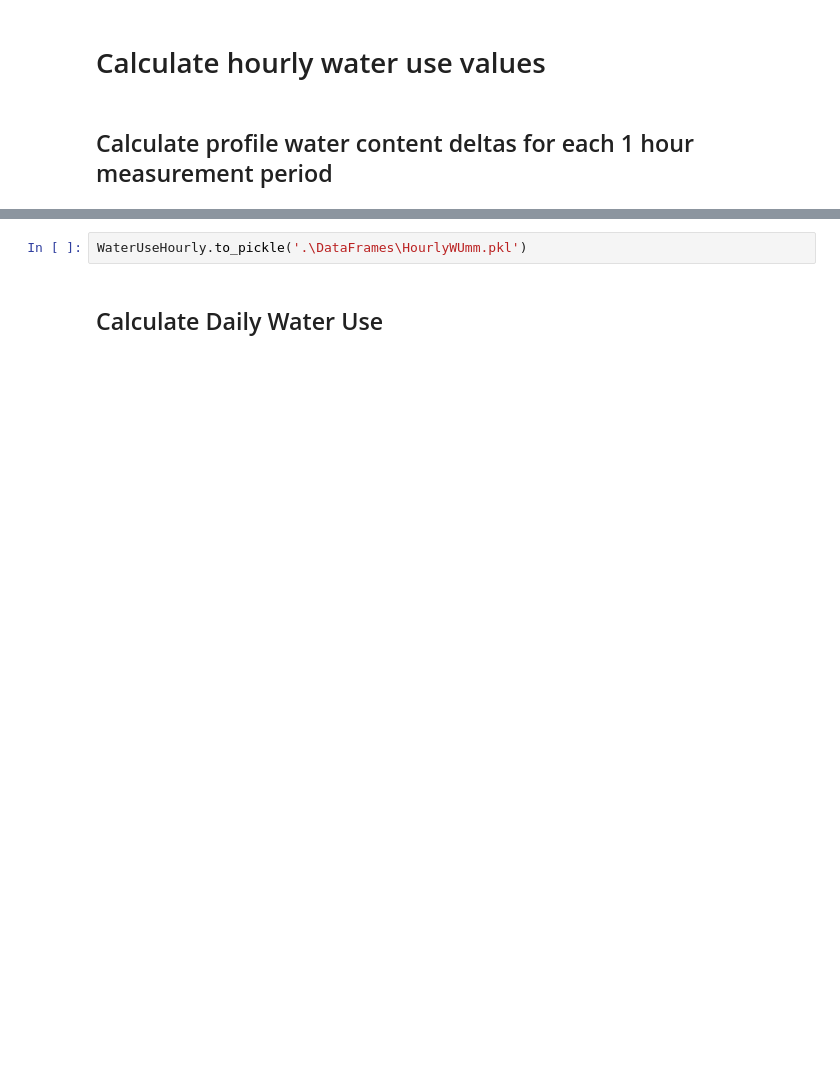
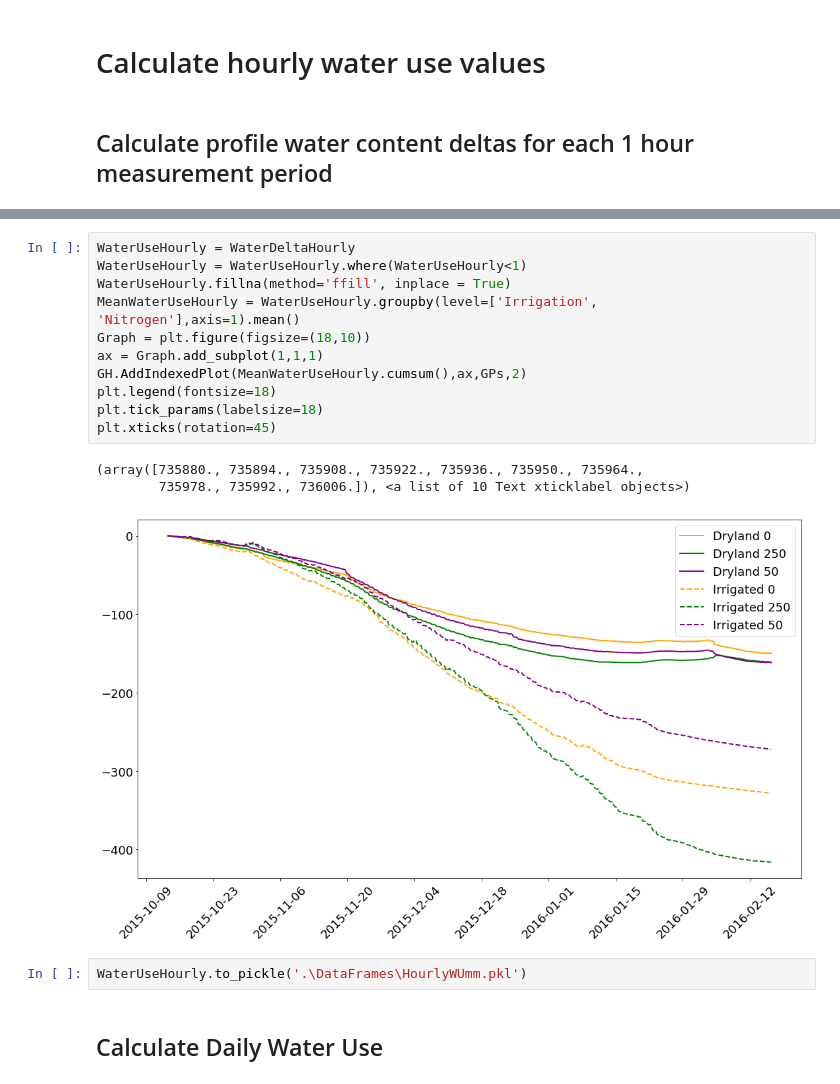
Before and after one commit to HamishBrownPFR/CropWaterAnalysis, a Jupyter notebook: Wheat/LatentHeatFluxAnalysis.ipynb, the cells around one changed output, grey strips where cells are left out. Drawn from its saved outputs; the diff is of its cells as text; blank space fills up the shorter version.

```diff
--- a/Wheat/LatentHeatFluxAnalysis.ipynb
+++ b/Wheat/LatentHeatFluxAnalysis.ipynb
@@ -527,3 +123,18 @@ MeanWaterUseHourly.loc['2014-11-07':'2014-11-13'].plot(figsize=(18,10),style=['b
+# %%
+WaterUseHourly = WaterDeltaHourly
+WaterUseHourly = WaterUseHourly.where(WaterUseHourly<1)
+WaterUseHourly.fillna(method='ffill', inplace = True)
+MeanWaterUseHourly = WaterUseHourly.groupby(level=['Irrigation', 'Nitrogen'],axis=1).mean()
+Graph = plt.figure(figsize=(18,10))
+ax = Graph.add_subplot(1,1,1)
+GH.AddIndexedPlot(MeanWaterUseHourly.cumsum(),ax,GPs,2)
+plt.legend(fontsize=18)
+plt.tick_params(labelsize=18)
+plt.xticks(rotation=45)
+# %% [output]
+(array([735880., 735894., 735908., 735922., 735936., 735950., 735964.,
+        735978., 735992., 736006.]), <a list of 10 Text xticklabel objects>)
+[figure, added]
 # %%
 WaterUseHourly.to_pickle('.\DataFrames\HourlyWUmm.pkl')
 # %% [markdown]
```
Also changed, not shown: parts of 52 cells of this notebook, 3 other files.
